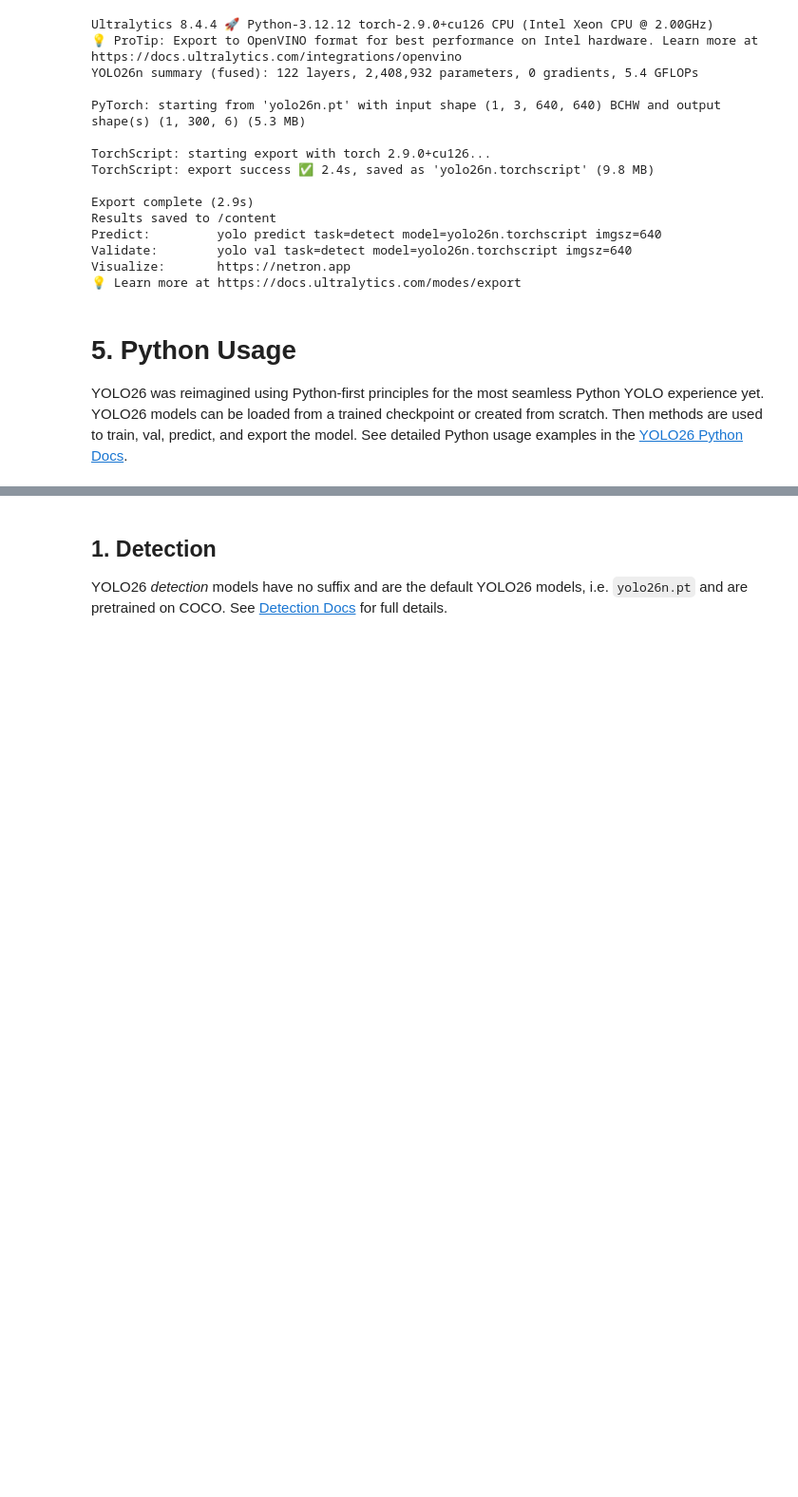
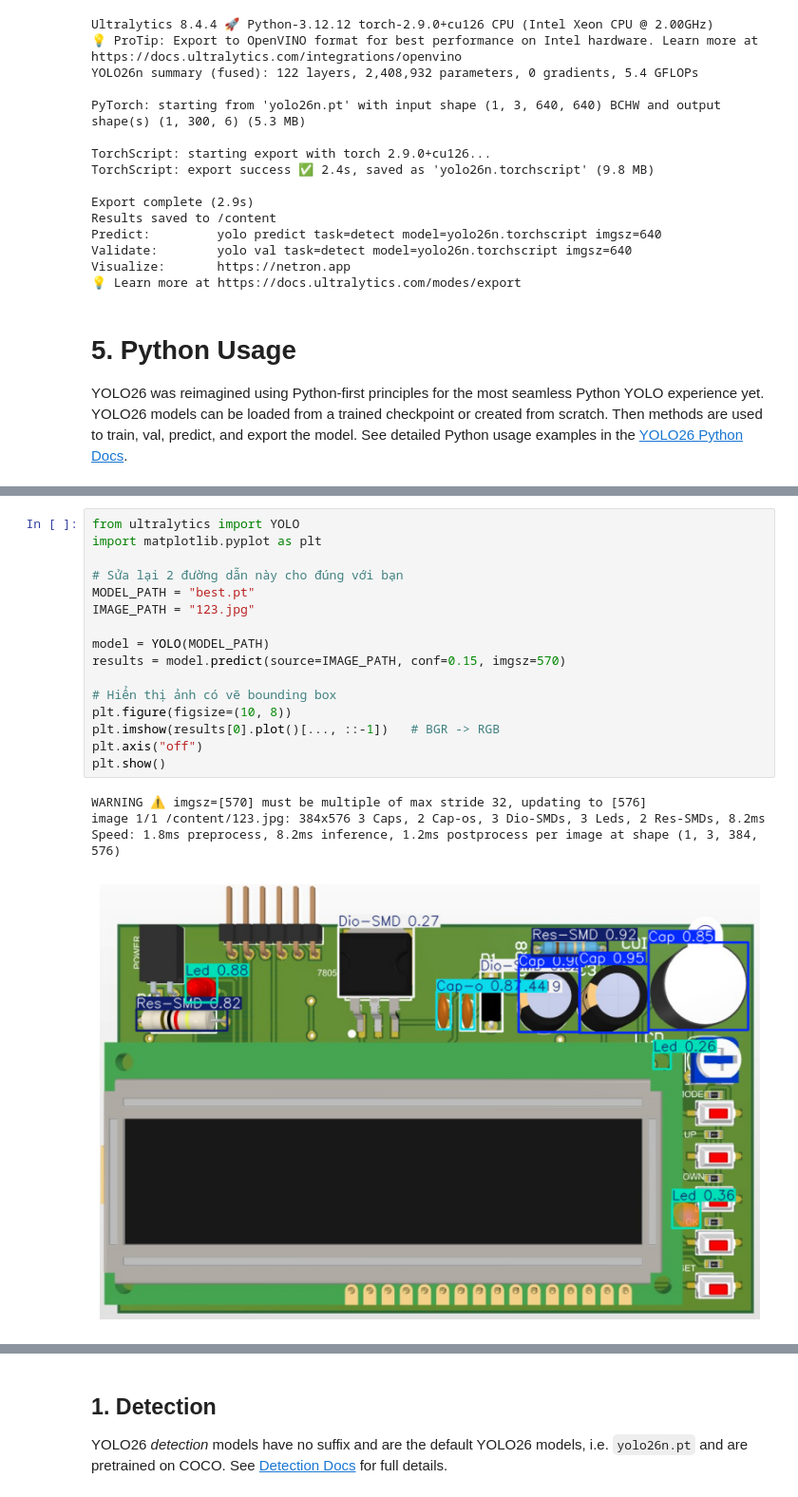
Before and after one commit to maituan-bit/Altium-train, a Jupyter notebook: examples/tutorial.ipynb, the cells around one changed output, grey strips where cells are left out. Shown at 95% size. Drawn from its saved outputs; the diff is of its cells as text; blank space fills up the shorter version.

```diff
--- a/examples/tutorial.ipynb
+++ b/examples/tutorial.ipynb
@@ -201,3 +273,24 @@ results = model.export(format='onnx')  # export the model to ONNX format
+# %%
+from ultralytics import YOLO
+import matplotlib.pyplot as plt
+
+# Sửa lại 2 đường dẫn này cho đúng với bạn
+MODEL_PATH = "best.pt"
+IMAGE_PATH = "123.jpg"
+
+model = YOLO(MODEL_PATH)
+results = model.predict(source=IMAGE_PATH, conf=0.15, imgsz=570)
+
+# Hiển thị ảnh có vẽ bounding box
+plt.figure(figsize=(10, 8))
+plt.imshow(results[0].plot()[..., ::-1])   # BGR -> RGB
+plt.axis("off")
+plt.show()
+# %% [output]
+WARNING ⚠️ imgsz=[570] must be multiple of max stride 32, updating to [576]
+image 1/1 /content/123.jpg: 384x576 3 Caps, 2 Cap-os, 3 Dio-SMDs, 3 Leds, 2 Res-SMDs, 8.2ms
+Speed: 1.8ms preprocess, 8.2ms inference, 1.2ms postprocess per image at shape (1, 3, 384, 576)
+[figure, added]
 # %% [markdown]
 # 6. Tasks
 
```
Also changed, not shown: parts of 6 cells of this notebook.
